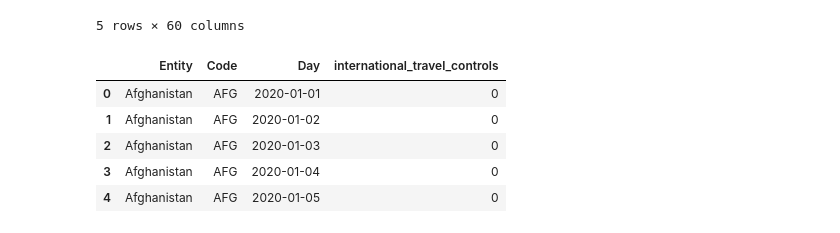
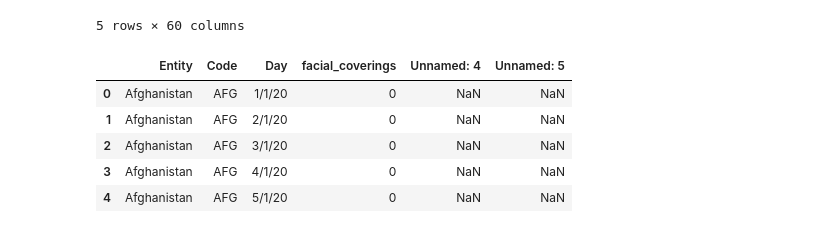
Before and after one commit to nithiyasuresh/Project-1-Covid-PolicyChangesAnalysis, a Jupyter notebook: face_mask/face-mask.ipynb, the cells around one changed output. Saved outputs shown, nothing was run; the diff lists cells and outputs as text; code cells hidden in the pictures.

```diff
--- a/face_mask/face-mask.ipynb
+++ b/face_mask/face-mask.ipynb
@@ -7,11 +7,11 @@ import numpy as np
 
 # covid data files
 covid_data_path = "../Data/covid-data.csv"
-travel_data_path = "../Data/international-travel-covid.csv"
+face_covering_path = "../Data/face-covering-policies-covid.csv"
 
 # read data
 covid_data = pd.read_csv(covid_data_path)
-travel_data = pd.read_csv(travel_data_path)
+facemask_data = pd.read_csv(face_covering_path)
 # %%
 covid_data.head()
 # %% [output]
@@ -23,11 +23,11 @@ covid_data.head()
 | 4 | AFG | Asia | Afghanistan | 2020-02-28 | 1.0 | 0.0 | NaN | NaN | ... |
 5 rows × 60 columns
 # %%
-travel_data.head()
+facemask_data.head()
 # %% [output]
-|  | Entity | Code | Day | international_travel_controls |
-| 0 | Afghanistan | AFG | 2020-01-01 | 0 |
-| 1 | Afghanistan | AFG | 2020-01-02 | 0 |
-| 2 | Afghanistan | AFG | 2020-01-03 | 0 |
-| 3 | Afghanistan | AFG | 2020-01-04 | 0 |
-| 4 | Afghanistan | AFG | 2020-01-05 | 0 |
+|  | Entity | Code | Day | facial_coverings | Unnamed: 4 | Unnamed: 5 |
+| 0 | Afghanistan | AFG | 1/1/20 | 0 | NaN | NaN |
+| 1 | Afghanistan | AFG | 2/1/20 | 0 | NaN | NaN |
+| 2 | Afghanistan | AFG | 3/1/20 | 0 | NaN | NaN |
+| 3 | Afghanistan | AFG | 4/1/20 | 0 | NaN | NaN |
+| 4 | Afghanistan | AFG | 5/1/20 | 0 | NaN | NaN |
```
Also changed, not shown: parts of 18 cells of this notebook.
